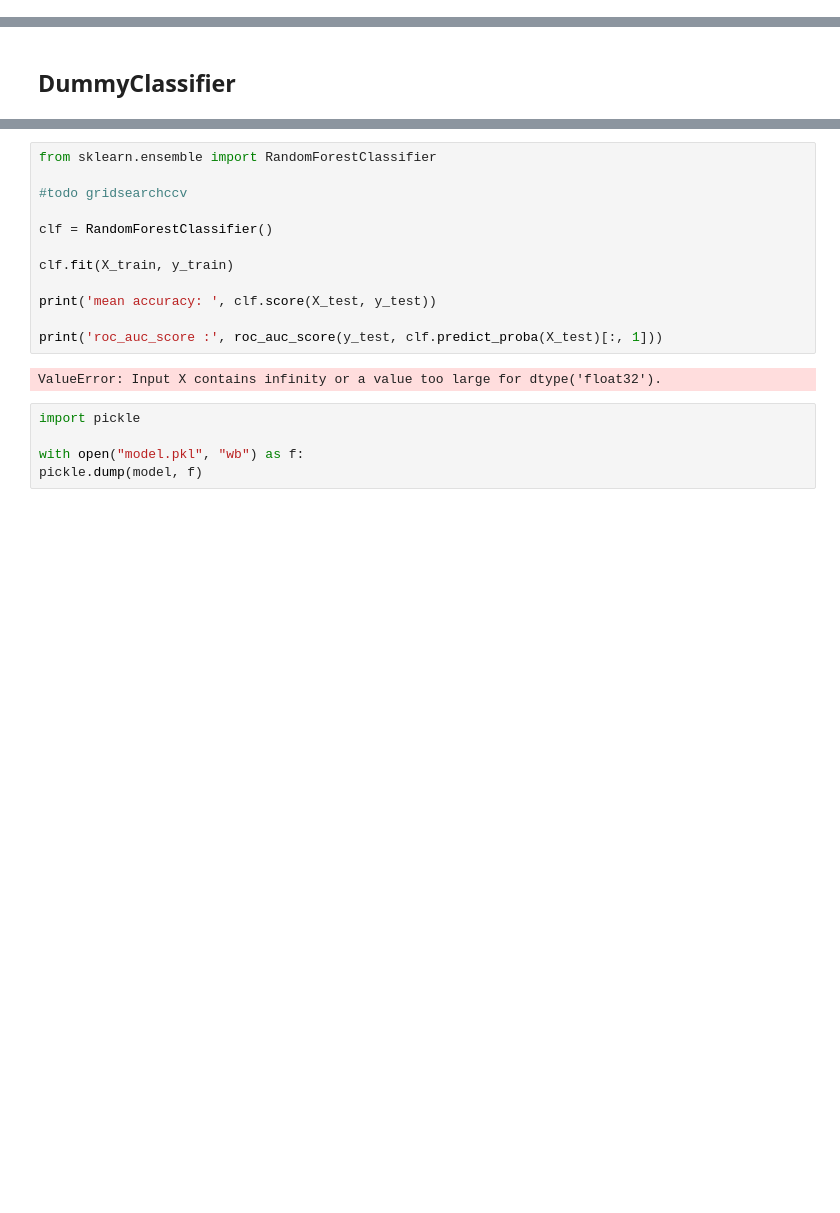
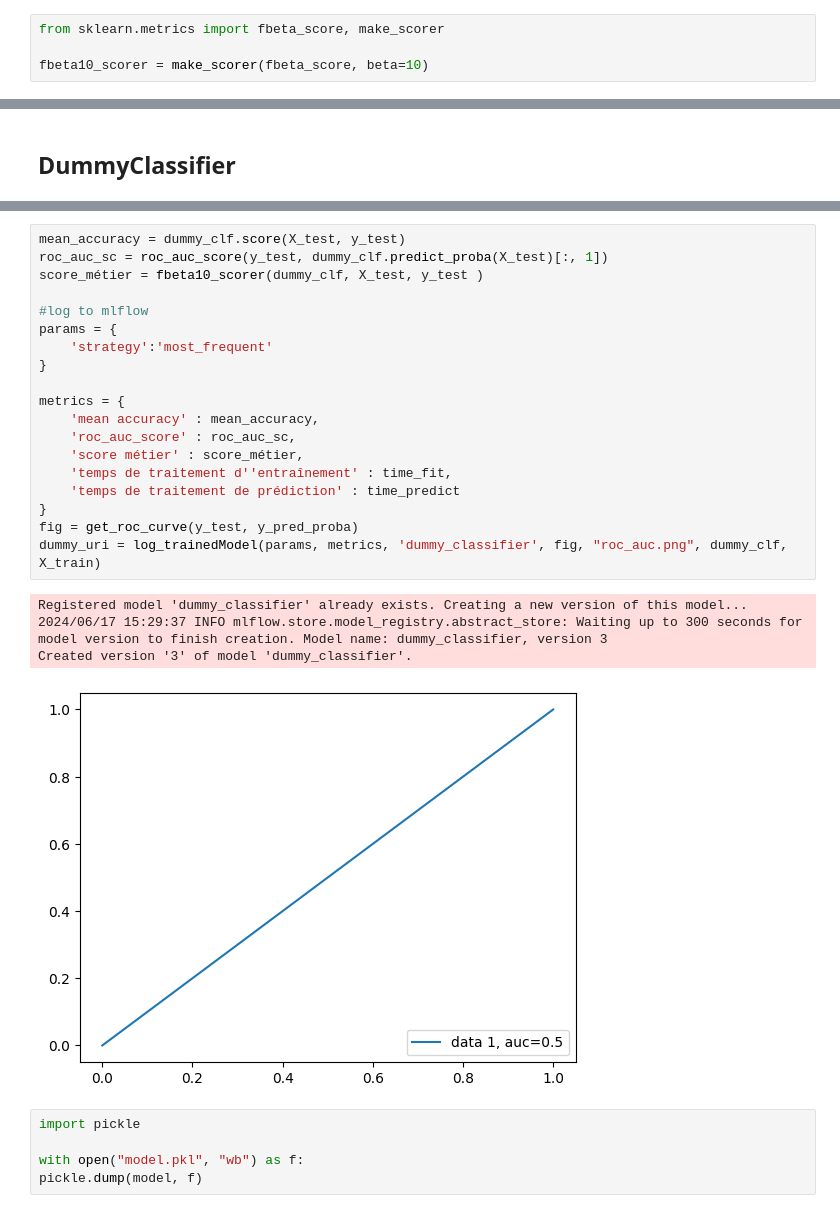
Before and after one commit to erwanpgl/OpenclassroomsCreditScoring, a Jupyter notebook: modelisations/Lucas_Erwan_2_notebook_modélisation_052024.ipynb, the cells around one changed output, grey strips where cells are left out. Saved outputs shown, nothing was run; the diff lists cells and outputs as text; blank space fills up the shorter version.

```diff
--- a/modelisations/Lucas_Erwan_2_notebook_modélisation_052024.ipynb
+++ b/modelisations/Lucas_Erwan_2_notebook_modélisation_052024.ipynb
@@ -1381,4 +1647,8 @@ On suppose que le coût d’un FN est dix fois supérieur au coût d’un FP (cr
 Attention cette minimisation du coût métier doit passer par l’optimisation du seuil qui détermine, à partir d’une probabilité, la classe 0 ou 1 (un “predict” suppose un seuil à 0.5 qui n’est pas forcément l’optimum) -> on fournit un hyperparamètre à la fonction de score
 
 (https://machinelearningmastery.com/tour-of-evaluation-metrics-for-imbalanced-classification/#:~:text=Taxonomy%20of%20Classifier%20Evaluation%20Metrics%201%20Threshold%20Metrics,separating%20classes.%203%20Probabilistic%20Metrics%20for%20Imbalanced%20Classification)
+# %%
+from sklearn.metrics import fbeta_score, make_scorer
+
+fbeta10_scorer = make_scorer(fbeta_score, beta=10)
 # %%
@@ -1527,17 +1854,27 @@ roc_auc_score : 0.5
-# %%
-from sklearn.ensemble import RandomForestClassifier
-
-#todo gridsearchccv
-
-clf = RandomForestClassifier()
-
-clf.fit(X_train, y_train)
-
-print('mean accuracy: ', clf.score(X_test, y_test))
-
-print('roc_auc_score :', roc_auc_score(y_test, clf.predict_proba(X_test)[:, 1]))
-# %% [output]
-ValueError: Input X contains infinity or a value too large for dtype('float32').
+# %%
+mean_accuracy = dummy_clf.score(X_test, y_test)
+roc_auc_sc = roc_auc_score(y_test, dummy_clf.predict_proba(X_test)[:, 1])
+score_métier = fbeta10_scorer(dummy_clf, X_test, y_test )
+
+#log to mlflow
+params = {
+    'strategy':'most_frequent'
+}
+
+metrics = {
+    'mean accuracy' : mean_accuracy,
+    'roc_auc_score' : roc_auc_sc,
+    'score métier' : score_métier,
+    'temps de traitement d''entraînement' : time_fit,
+    'temps de traitement de prédiction' : time_predict
+}
+fig = get_roc_curve(y_test, y_pred_proba)
+dummy_uri = log_trainedModel(params, metrics, 'dummy_classifier', fig, "roc_auc.png", dummy_clf, X_train)
+# %% [output]
+Registered model 'dummy_classifier' already exists. Creating a new version of this model...
+2024/06/17 15:29:37 INFO mlflow.store.model_registry.abstract_store: Waiting up to 300 seconds for model version to finish creation. Model name: dummy_classifier, version 3
+Created version '3' of model 'dummy_classifier'.
+[figure, added]
 # %%
 import pickle
 
```
Also changed, not shown: parts of 64 cells of this notebook, 22 other files.
